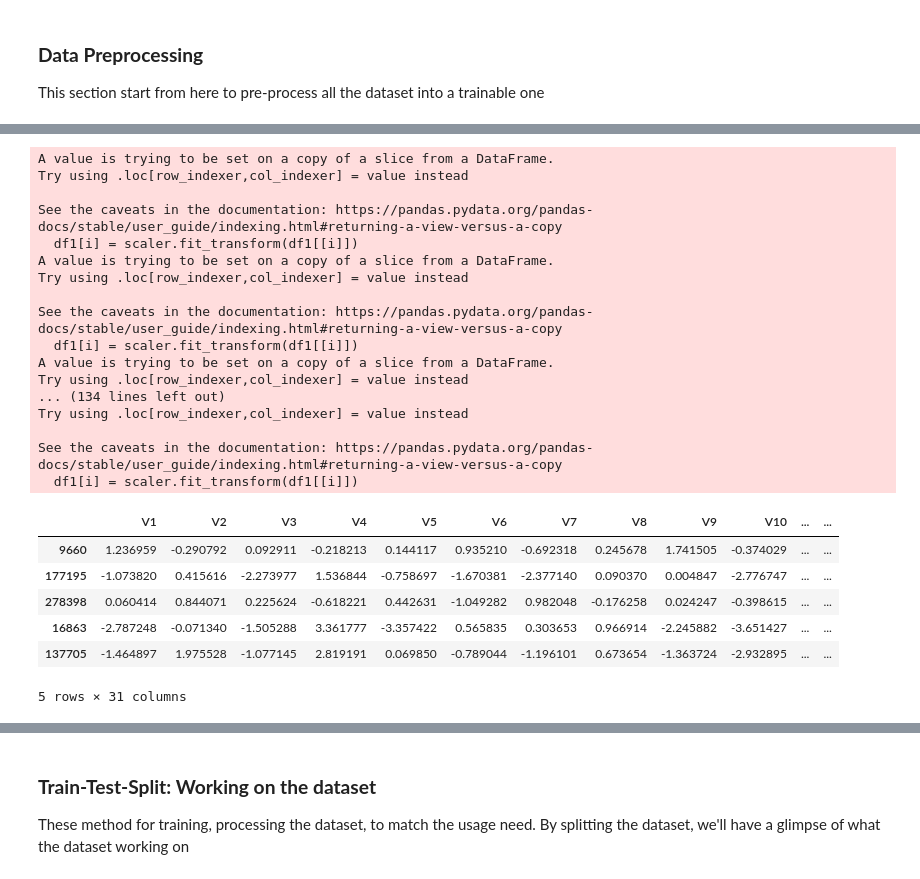
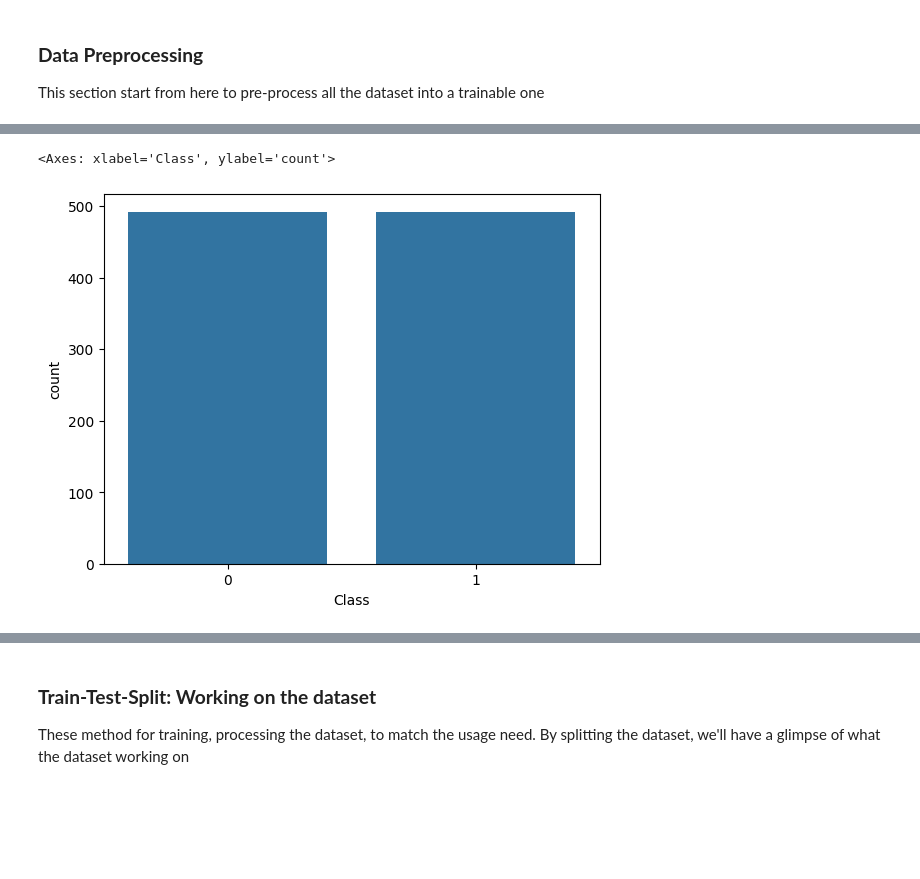
Before and after one commit to andyphan0508/fraud-credit-detection, a Jupyter notebook: Fraud_Credit_Card_With_Imbalance_Data.ipynb, the cells around one changed output, grey strips where cells are left out. Cells and saved outputs as stored; diff of their text form; code cells hidden in the pictures; blank space fills up the shorter version.

Commit message:
Update undersampling test - re-run the model

```diff
--- a/Fraud_Credit_Card_With_Imbalance_Data.ipynb
+++ b/Fraud_Credit_Card_With_Imbalance_Data.ipynb
@@ -89,4 +90,4 @@ This section start from here to pre-process all the dataset into a trainable one
 # %%
 from sklearn.preprocessing import StandardScaler
 sc = StandardScaler()
-dataset['Amount'] = sc.fit_transform(pd.DataFrame(dataset['Amount']))
+df['Amount'] = sc.fit_transform(pd.DataFrame(df['Amount']))
@@ -109,24 +148,12 @@ Name: count, dtype: int64
+# %%
+# Finishing undersampling the dataset
+sns.countplot(x='Class', data=new_df)
+# %% [output]
+<Axes: xlabel='Class', ylabel='count'>
+[figure, added]
 # %%
 from sklearn.preprocessing import StandardScaler
 scaler = StandardScaler()
-for i in df1.columns:
+for i in new_df.columns:
   if i != 'Class':
-    df1[i] = scaler.fit_transform(df1[[i]])
+    new_df[i] = scaler.fit_transform(new_df[[i]])
-# %% [output]
-A value is trying to be set on a copy of a slice from a DataFrame.
-Try using .loc[row_indexer,col_indexer] = value instead
-
-See the caveats in the documentation: https://pandas.pydata.org/pandas-docs/stable/user_guide/indexing.html#returning-a-view-versus-a-copy
-  df1[i] = scaler.fit_transform(df1[[i]])
-A value is trying to be set on a copy of a slice from a DataFrame.
-Try using .loc[row_indexer,col_indexer] = value instead
-
-See the caveats in the documentation: https://pandas.pydata.org/pandas-docs/stable/user_guide/indexing.html#returning-a-view-versus-a-copy
-  df1[i] = scaler.fit_transform(df1[[i]])
-A value is trying to be set on a copy of a slice from a DataFrame.
-Try using .loc[row_indexer,col_indexer] = value instead
-... (134 lines left out)
-Try using .loc[row_indexer,col_indexer] = value instead
-
-See the caveats in the documentation: https://pandas.pydata.org/pandas-docs/stable/user_guide/indexing.html#returning-a-view-versus-a-copy
-  df1[i] = scaler.fit_transform(df1[[i]])
@@ -146,28 +160,3 @@ dataset.drop(['Time','Amount'], axis=1, inplace=True)
-# %%
-# Since our classes are highly skewed we should make them equivalent in order to have a normal distribution of the classes.
-
-# Lets shuffle the data before creating the subsamples
-
-df = dataset.sample(frac=1)
-
-# amount of fraud classes 492 rows.
-fraud_df = df.loc[df['Class'] == 1]
-non_fraud_df = df.loc[df['Class'] == 0][:492]
-
-normal_distributed_df = pd.concat([fraud_df, non_fraud_df])
-
-# Shuffle dataframe rows
-new_df = normal_distributed_df.sample(frac=1, random_state=42)
-
-new_df.head()
-# %% [output]
-|  | V1 | V2 | V3 | V4 | V5 | V6 | V7 | V8 | V9 | V10 | ... | ... |
-| 9660 | 1.236959 | -0.290792 | 0.092911 | -0.218213 | 0.144117 | 0.935210 | -0.692318 | 0.245678 | 1.741505 | -0.374029 | ... | ... |
-| 177195 | -1.073820 | 0.415616 | -2.273977 | 1.536844 | -0.758697 | -1.670381 | -2.377140 | 0.090370 | 0.004847 | -2.776747 | ... | ... |
-| 278398 | 0.060414 | 0.844071 | 0.225624 | -0.618221 | 0.442631 | -1.049282 | 0.982048 | -0.176258 | 0.024247 | -0.398615 | ... | ... |
-| 16863 | -2.787248 | -0.071340 | -1.505288 | 3.361777 | -3.357422 | 0.565835 | 0.303653 | 0.966914 | -2.245882 | -3.651427 | ... | ... |
-| 137705 | -1.464897 | 1.975528 | -1.077145 | 2.819191 | 0.069850 | -0.789044 | -1.196101 | 0.673654 | -1.363724 | -2.932895 | ... | ... |
-5 rows × 31 columns
 # %%
 # Make sure we use the subsample in our correlation
 
```
Also changed, not shown: parts of 27 cells of this notebook.
